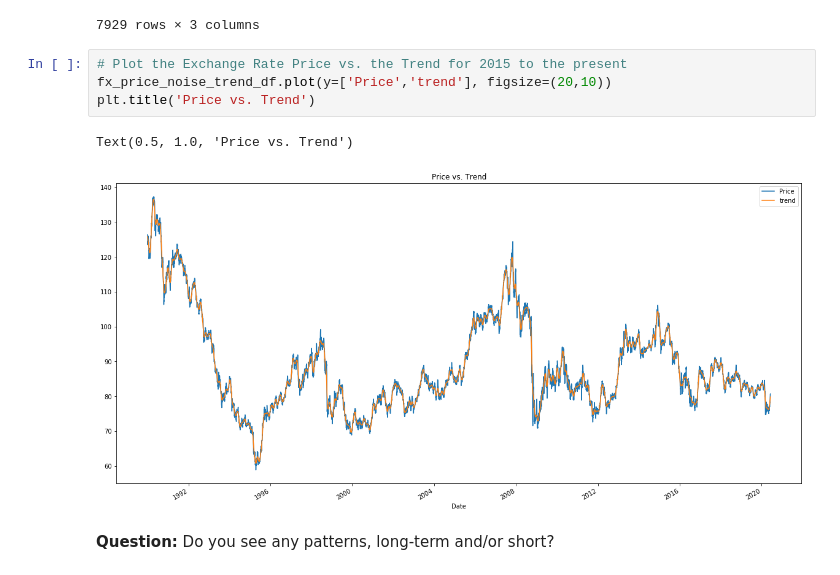
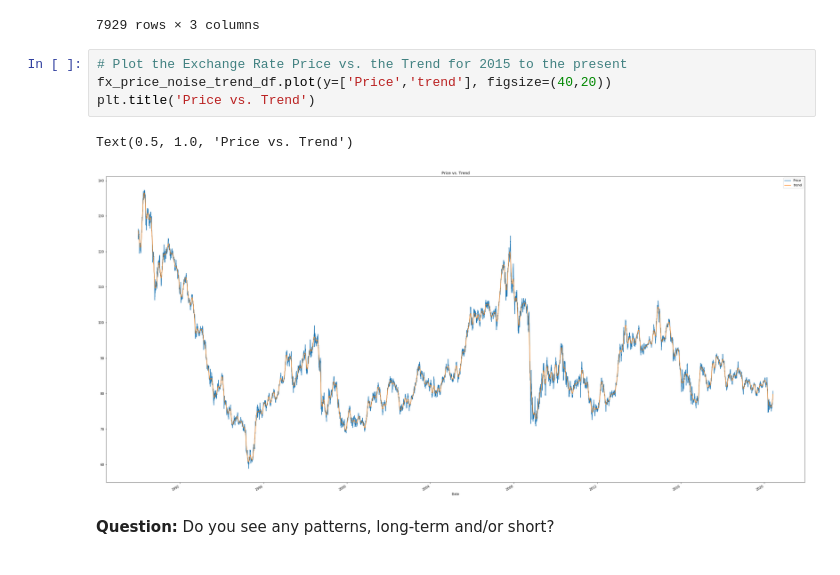
Before and after one commit to c1ycone/FinTech_Homeworks, a Jupyter notebook: 10_Time_Series/time_series_analysis.ipynb, the cells around one changed output. Drawn from its saved outputs; the diff is of its cells as text.

```diff
--- a/10_Time_Series/time_series_analysis.ipynb
+++ b/10_Time_Series/time_series_analysis.ipynb
@@ -118,11 +118,11 @@ fx_price_noise_trend_df
 7929 rows × 3 columns
 # %%
 # Plot the Exchange Rate Price vs. the Trend for 2015 to the present
-fx_price_noise_trend_df.plot(y=['Price','trend'], figsize=(20,10))
+fx_price_noise_trend_df.plot(y=['Price','trend'], figsize=(40,20))
 plt.title('Price vs. Trend')
 # %% [output]
 Text(0.5, 1.0, 'Price vs. Trend')
-[figure, old version]
+[figure, new version]
 # %% [markdown]
 **Question:** Do you see any patterns, long-term and/or short?
 # %% [markdown]
```
Also changed, not shown: parts of 15 cells of this notebook, 2 other files.
